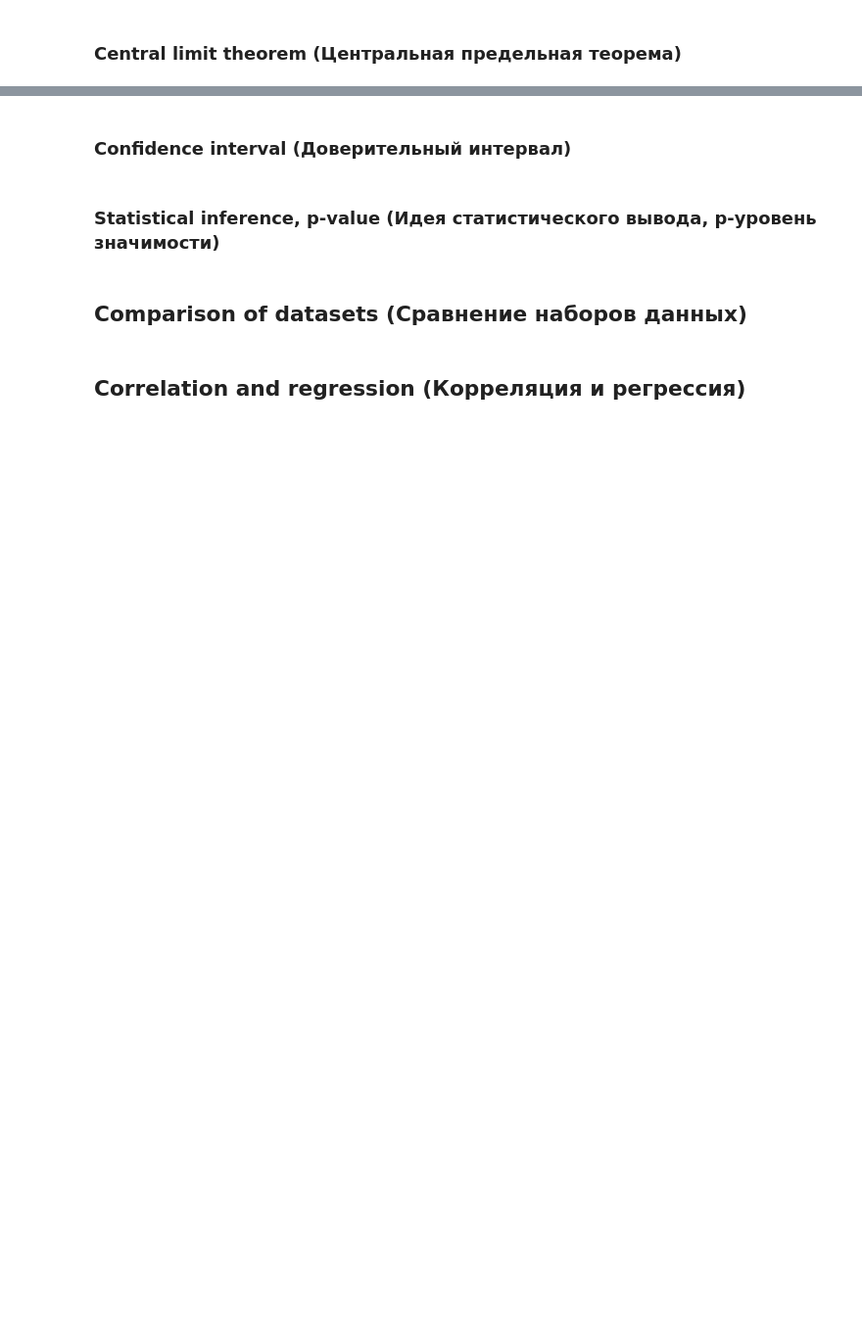
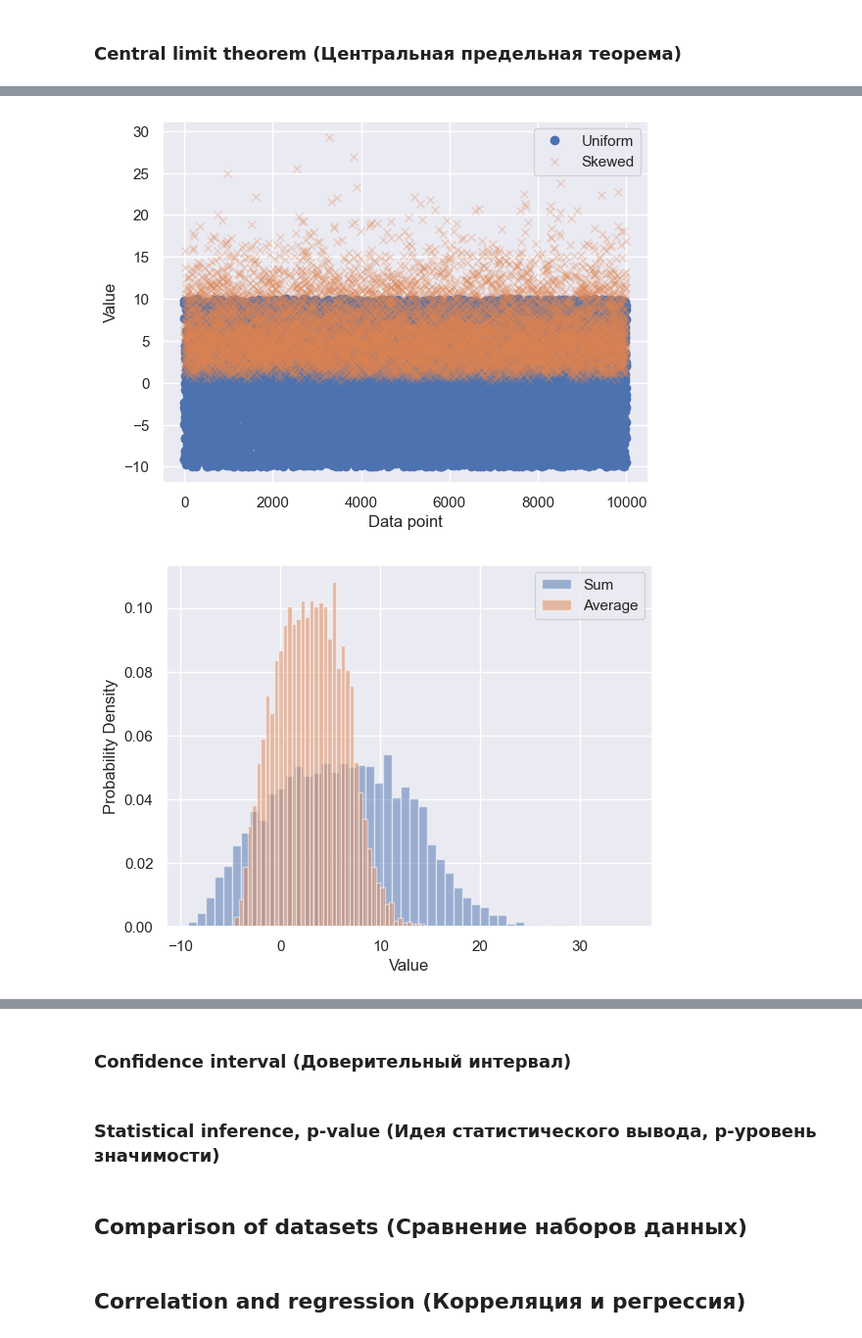
Before and after one commit to Alexey3250/Statistics_foundations_1, a Jupyter notebook: notes.ipynb, the cells around one changed output, grey strips where cells are left out. Shown: that part at 98% size. Drawn from its saved outputs; the diff is of its cells as text; code cells hidden in the pictures; blank space fills up the shorter version.

```diff
--- a/notes.ipynb
+++ b/notes.ipynb
@@ -973,0 +994,35 @@ The probability of finding a person with IQ between 70 and 112 is 76.53%
+# %%
+import matplotlib.pyplot as plt
+import numpy as np
+
+# Generate random data from a uniform distribution
+data1 = np.random.uniform(low=-10, high=10, size=10000)
+
+# Generate random data from a skewed distribution
+data2 = np.random.gamma(shape=3, scale=2, size=10000)
+
+# Plot the data
+plt.plot(data1, 'o', label='Uniform')
+# Plot the data and make it semi-transparent
+plt.plot(data2, 'x', label='Skewed', alpha=0.3)
+plt.legend()
+plt.xlabel('Data point')
+plt.ylabel('Value')
+plt.show()
+
+# Calculate the sum of the two datasets
+data_sum = data1 + data2
+
+# Calculate the average of the two datasets
+data_avg = (data1 + data2) / 2
+
+# Plot the distributions of the data
+plt.hist(data_sum, bins=50, density=True, alpha=0.5, label='Sum')
+plt.hist(data_avg, bins=50, density=True, alpha=0.5, label='Average')
+plt.legend()
+plt.xlabel('Value')
+plt.ylabel('Probability Density')
+plt.show()
+# %% [output]
+[figure, added]
+[figure, added]
```
Also changed, not shown: parts of 12 cells of this notebook.
